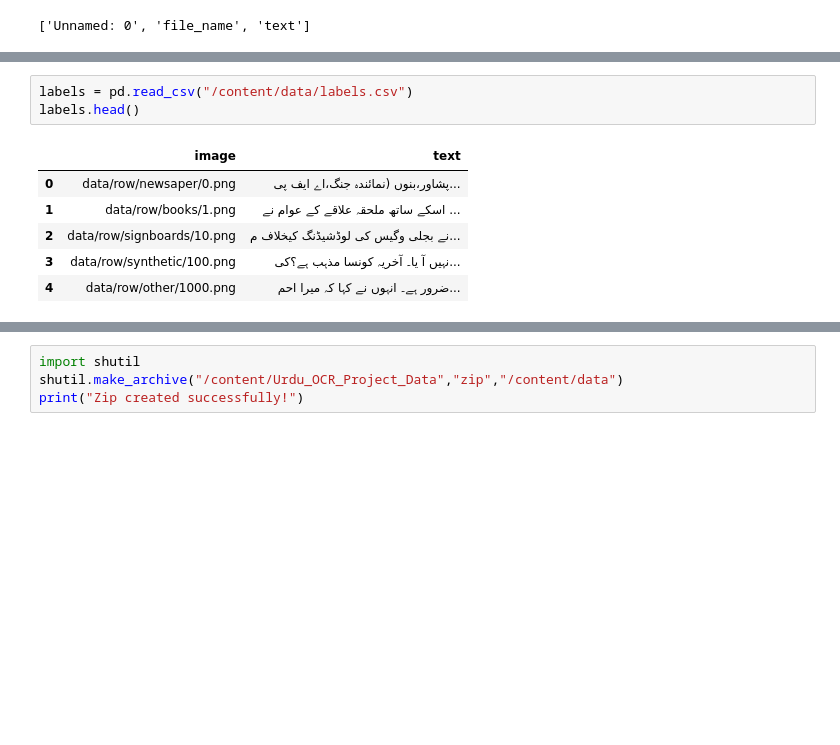
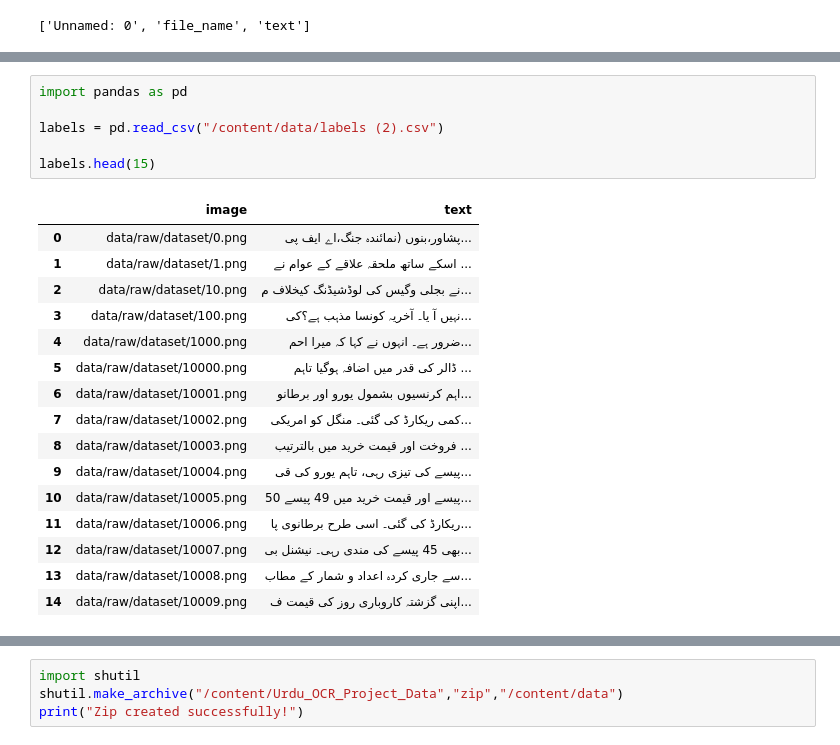
Before and after one commit to codewithUswaFatima/urdu-ocr-codesaviours-si26-Uswa, a Jupyter notebook: SI26_Week1_Uswa.ipynb, the cells around one changed output, grey strips where cells are left out. Drawn from its saved outputs; the diff is of its cells as text; blank space fills up the shorter version.

```diff
--- a/SI26_Week1_Uswa.ipynb
+++ b/SI26_Week1_Uswa.ipynb
@@ -159,10 +183,23 @@ Lables.csv created successfully!
 # %%
-labels = pd.read_csv("/content/data/labels.csv")
-labels.head()
+import pandas as pd
+
+labels = pd.read_csv("/content/data/labels (2).csv")
+
+labels.head(15)
 # %% [output]
 |  | image | text |
-| 0 | data/row/newsaper/0.png | پشاور،بنوں (نمائندہ جنگ،اے ایف پی... |
-| 1 | data/row/books/1.png | اسکے ساتھ ملحقہ علاقے کے عوام نے ... |
-| 2 | data/row/signboards/10.png | نے بجلی وگیس کی لوڈشیڈنگ کیخلاف م... |
-| 3 | data/row/synthetic/100.png | نہیں آ یا۔ آخریہ کونسا مذہب ہے؟کی... |
-| 4 | data/row/other/1000.png | ضرور ہے۔ انہوں نے کہا کہ میرا احم... |
+| 0 | data/raw/dataset/0.png | پشاور،بنوں (نمائندہ جنگ،اے ایف پی... |
+| 1 | data/raw/dataset/1.png | اسکے ساتھ ملحقہ علاقے کے عوام نے ... |
+| 2 | data/raw/dataset/10.png | نے بجلی وگیس کی لوڈشیڈنگ کیخلاف م... |
+| 3 | data/raw/dataset/100.png | نہیں آ یا۔ آخریہ کونسا مذہب ہے؟کی... |
+| 4 | data/raw/dataset/1000.png | ضرور ہے۔ انہوں نے کہا کہ میرا احم... |
+| 5 | data/raw/dataset/10000.png | ڈالر کی قدر میں اضافہ ہوگیا تاہم ... |
+| 6 | data/raw/dataset/10001.png | اہم کرنسیوں بشمول یورو اور برطانو... |
+| 7 | data/raw/dataset/10002.png | کمی ریکارڈ کی گئی۔ منگل کو امریکی... |
+| 8 | data/raw/dataset/10003.png | فروخت اور قیمت خرید میں بالترتیب ... |
+| 9 | data/raw/dataset/10004.png | پیسے کی تیزی رہی، تاہم یورو کی قی... |
+| 10 | data/raw/dataset/10005.png | 50 پیسے اور قیمت خرید میں 49 پیسے... |
+| 11 | data/raw/dataset/10006.png | ریکارڈ کی گئی۔ اسی طرح برطانوی پا... |
+| 12 | data/raw/dataset/10007.png | بھی 45 پیسے کی مندی رہی۔ نیشنل بی... |
+| 13 | data/raw/dataset/10008.png | سے جاری کردہ اعداد و شمار کے مطاب... |
+| 14 | data/raw/dataset/10009.png | اپنی گزشتہ کاروباری روز کی قیمت ف... |
```
Also changed, not shown: parts of 12 cells of this notebook.
